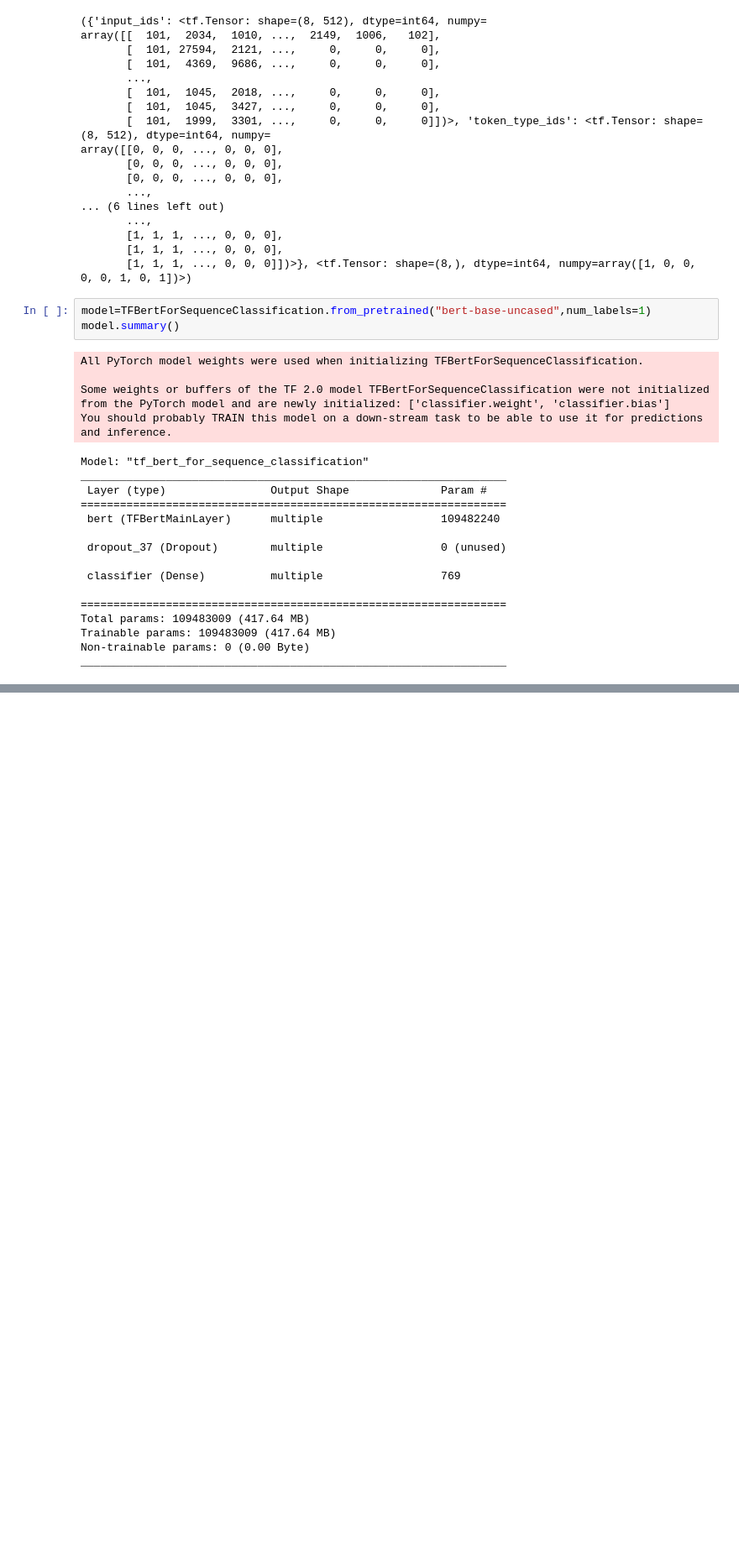
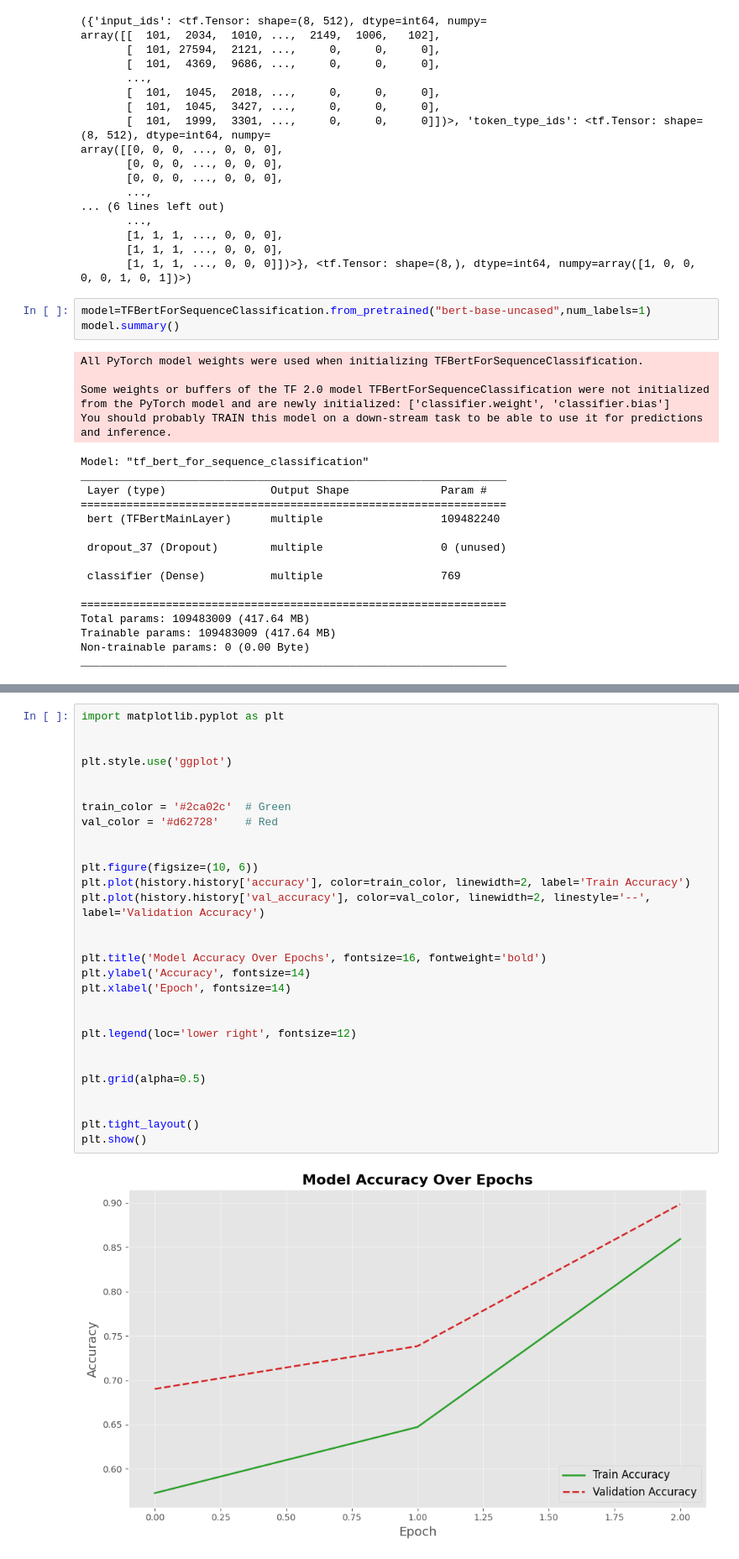
Before and after one commit to Zeeshan-Hamid/NLP-Projects, a Jupyter notebook: BERT Sentiment Analysis/BERT_Sentiment_Analysis.ipynb, the cells around one changed output, grey strips where cells are left out. Shown: that part at 84% size. Saved outputs shown, nothing was run; the diff lists cells and outputs as text; blank space fills up the shorter version.

```diff
--- a/BERT Sentiment Analysis/BERT_Sentiment_Analysis.ipynb
+++ b/BERT Sentiment Analysis/BERT_Sentiment_Analysis.ipynb
@@ -231,0 +285,31 @@ _________________________________________________________________
+# %%
+import matplotlib.pyplot as plt
+
+
+plt.style.use('ggplot')
+
+
+train_color = '#2ca02c'  # Green
+val_color = '#d62728'    # Red
+
+
+plt.figure(figsize=(10, 6))
+plt.plot(history.history['accuracy'], color=train_color, linewidth=2, label='Train Accuracy')
+plt.plot(history.history['val_accuracy'], color=val_color, linewidth=2, linestyle='--', label='Validation Accuracy')
+
+
+plt.title('Model Accuracy Over Epochs', fontsize=16, fontweight='bold')
+plt.ylabel('Accuracy', fontsize=14)
+plt.xlabel('Epoch', fontsize=14)
+
+
+plt.legend(loc='lower right', fontsize=12)
+
+
+plt.grid(alpha=0.5)
+
+
+plt.tight_layout()
+plt.show()
+# %% [output]
+[figure, added]
```
Also changed, not shown: parts of 7 cells of this notebook.
